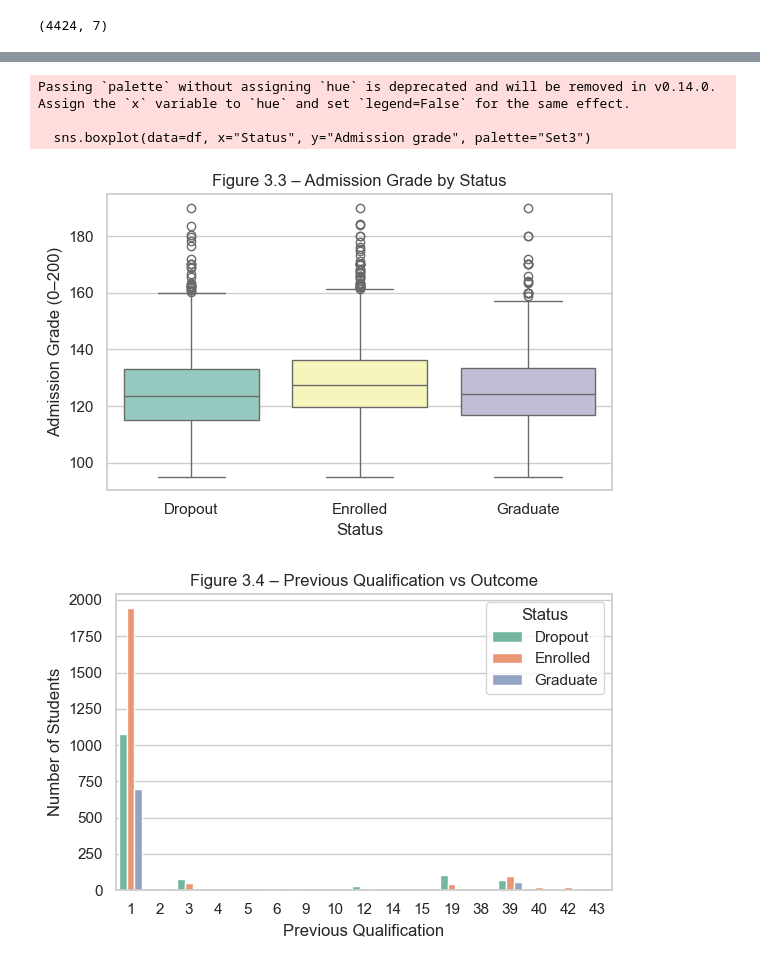
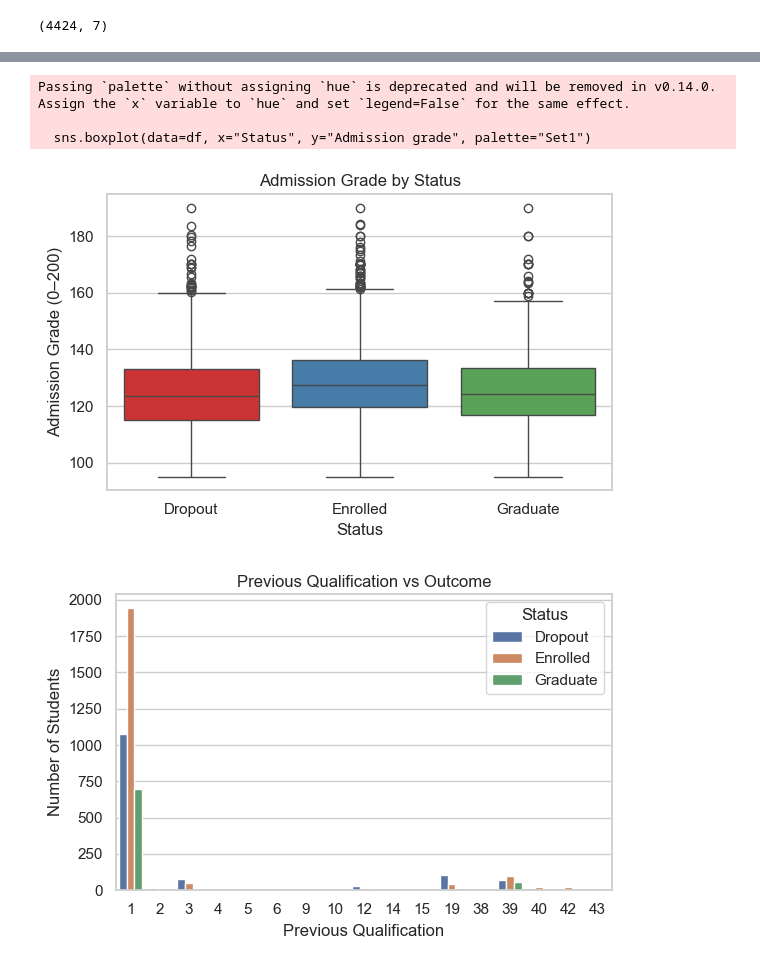
Before and after one commit to Luqman1221102096/DataScienceProject, a Jupyter notebook: Q3.ipynb, the cells around one changed output, grey strips where cells are left out. Cells and saved outputs as stored; diff of their text form; code cells hidden in the pictures.

Commit message:
update figure eda

```diff
--- a/Q3.ipynb
+++ b/Q3.ipynb
@@ -27,33 +27,42 @@ df["Status"] = df["Target_status"].map(target_map)
 sns.set(style="whitegrid")
 # %%
 # Figure 3.1 – Application Mode vs Outcome
+
 plt.figure(figsize=(6,4))
-sns.countplot(data=df, x="Application mode", hue="Status", palette="Set2")
-plt.title("Figure 3.1 – Application Mode vs Outcome")
-plt.xlabel("Application Mode"); plt.ylabel("Number of Students")
+sns.countplot(data=df, x="Application mode", hue="Status")
+plt.title("Application Mode vs Outcome")
+plt.xlabel("Application Mode")
+plt.ylabel("Number of Students")
 plt.legend(title="Status")
-plt.tight_layout(); plt.show()
+plt.tight_layout()
+plt.show()
 
 # Figure 3.2 – Application Order vs Outcome
 plt.figure(figsize=(6,4))
-sns.countplot(data=df, x="Application order", hue="Status", palette="Set2")
-plt.title("Figure 3.2 – Application Order vs Outcome")
-plt.xlabel("Application Order"); plt.ylabel("Number of Students")
+sns.countplot(data=df, x="Application order", hue="Status")
+plt.title("Application Order vs Outcome")
+plt.xlabel("Application Order")
+plt.ylabel("Number of Students")
 plt.legend(title="Status")
-plt.tight_layout(); plt.show()
+plt.tight_layout()
+plt.show()
 
 # Figure 3.3 – Admission Grade by Status
 plt.figure(figsize=(6,4))
-sns.boxplot(data=df, x="Status", y="Admission grade", palette="Set3")
-plt.title("Figure 3.3 – Admission Grade by Status")
-plt.xlabel("Status"); plt.ylabel("Admission Grade (0–200)")
-plt.tight_layout(); plt.show()
+sns.boxplot(data=df, x="Status", y="Admission grade", palette="Set1")
+plt.title("Admission Grade by Status")
+plt.xlabel("Status")
+plt.ylabel("Admission Grade (0–200)")
+plt.tight_layout()
+plt.show()
 
 # Figure 3.4 – Previous Qualification vs Outcome
 plt.figure(figsize=(6,4))
-sns.countplot(data=df, x="Previous qualification", hue="Status", palette="Set2")
-plt.title("Figure 3.4 – Previous Qualification vs Outcome")
-plt.xlabel("Previous Qualification"); plt.ylabel("Number of Students")
+sns.countplot(data=df, x="Previous qualification", hue="Status")
+plt.title("Previous Qualification vs Outcome")
+plt.xlabel("Previous Qualification")
+plt.ylabel("Number of Students")
 plt.legend(title="Status")
-plt.tight_layout(); plt.show()
+plt.tight_layout()
+plt.show()
 # %% [output]
@@ -62,5 +71,5 @@ plt.tight_layout(); plt.show()
 Passing `palette` without assigning `hue` is deprecated and will be removed in v0.14.0. Assign the `x` variable to `hue` and set `legend=False` for the same effect.
 
-  sns.boxplot(data=df, x="Status", y="Admission grade", palette="Set3")
+  sns.boxplot(data=df, x="Status", y="Admission grade", palette="Set1")
-[figure, old version]
+[figure, new version]
-[figure, old version]
+[figure, new version]
```
Also changed, not shown: parts of 3 cells of this notebook.
